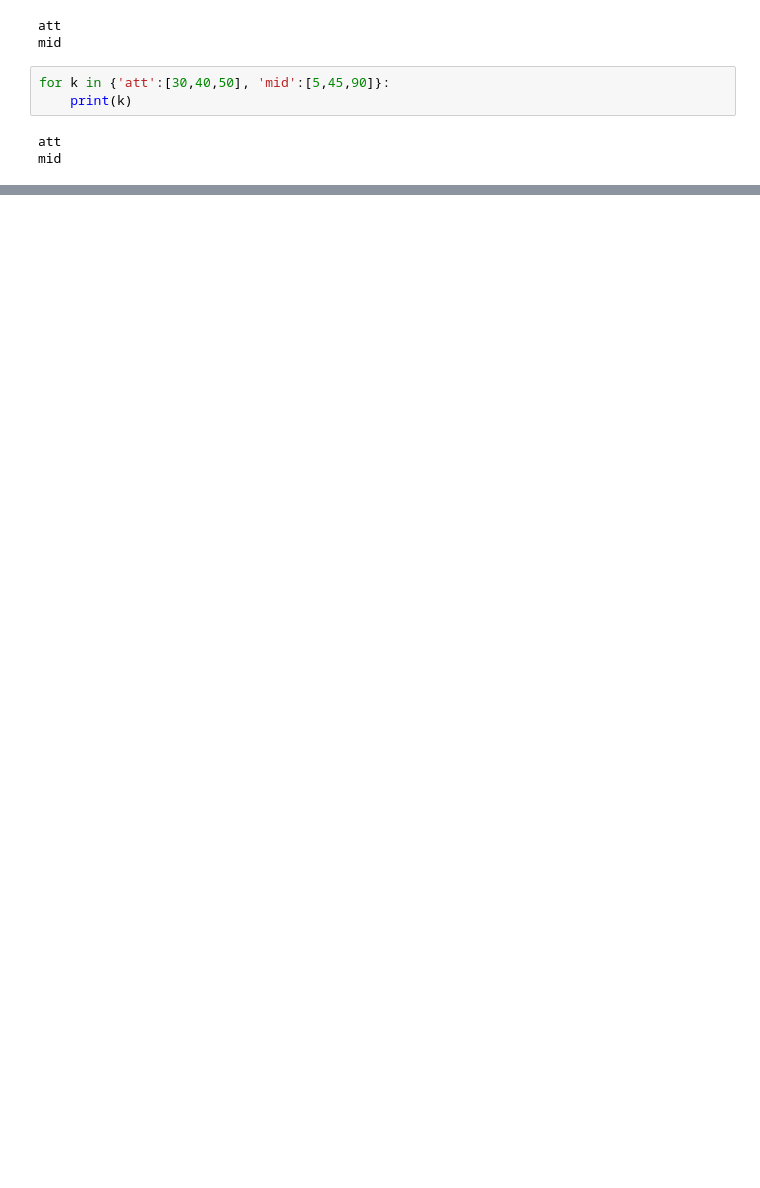
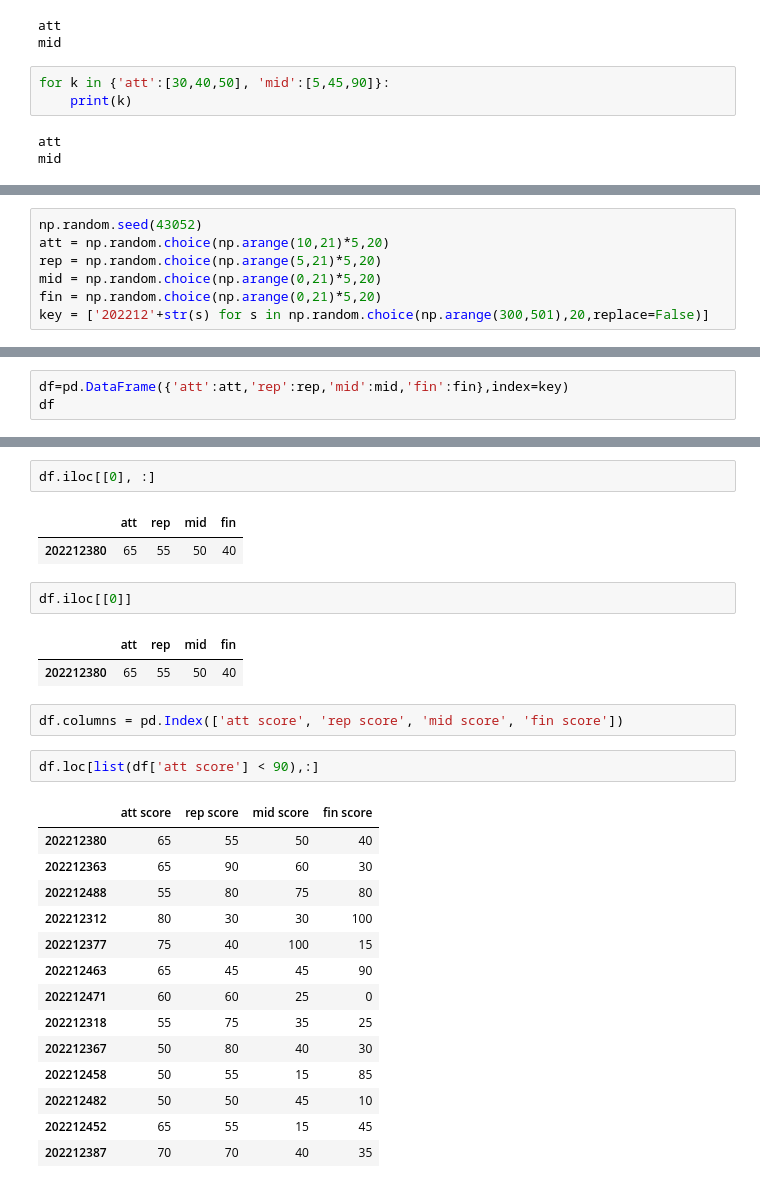
Before and after one commit to stahangryum/class, a Jupyter notebook: 2022IP/0506.ipynb, the cells around one changed output, grey strips where cells are left out. Drawn from its saved outputs; the diff is of its cells as text; blank space fills up the shorter version.

```diff
--- a/2022IP/0506.ipynb
+++ b/2022IP/0506.ipynb
@@ -553,0 +599,7 @@ mid
+# %%
+np.random.seed(43052)
+att = np.random.choice(np.arange(10,21)*5,20)
+rep = np.random.choice(np.arange(5,21)*5,20)
+mid = np.random.choice(np.arange(0,21)*5,20)
+fin = np.random.choice(np.arange(0,21)*5,20)
+key = ['202212'+str(s) for s in np.random.choice(np.arange(300,501),20,replace=False)]
@@ -553,0 +608,3 @@ mid
+# %%
+df=pd.DataFrame({'att':att,'rep':rep,'mid':mid,'fin':fin},index=key)
+df
@@ -553,0 +1094,29 @@ mid
+# %%
+df.iloc[[0], :]
+# %% [output]
+|  | att | rep | mid | fin |
+| 202212380 | 65 | 55 | 50 | 40 |
+# %%
+df.iloc[[0]]
+# %% [output]
+|  | att | rep | mid | fin |
+| 202212380 | 65 | 55 | 50 | 40 |
+# %%
+df.columns = pd.Index(['att score', 'rep score', 'mid score', 'fin score'])
+# %%
+df.loc[list(df['att score'] < 90),:]
+# %% [output]
+|  | att score | rep score | mid score | fin score |
+| 202212380 | 65 | 55 | 50 | 40 |
+| 202212363 | 65 | 90 | 60 | 30 |
+| 202212488 | 55 | 80 | 75 | 80 |
+| 202212312 | 80 | 30 | 30 | 100 |
+| 202212377 | 75 | 40 | 100 | 15 |
+| 202212463 | 65 | 45 | 45 | 90 |
+| 202212471 | 60 | 60 | 25 | 0 |
+| 202212318 | 55 | 75 | 35 | 25 |
+| 202212367 | 50 | 80 | 40 | 30 |
+| 202212458 | 50 | 55 | 15 | 85 |
+| 202212482 | 50 | 50 | 45 | 10 |
+| 202212452 | 65 | 55 | 15 | 45 |
+| 202212387 | 70 | 70 | 40 | 35 |
```
Also changed, not shown: parts of 61 cells of this notebook, 11 other files.
